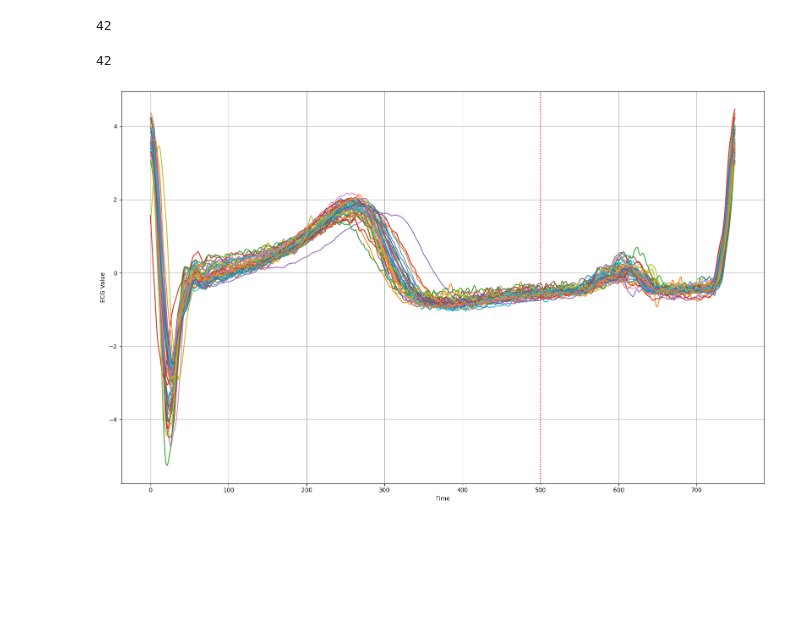
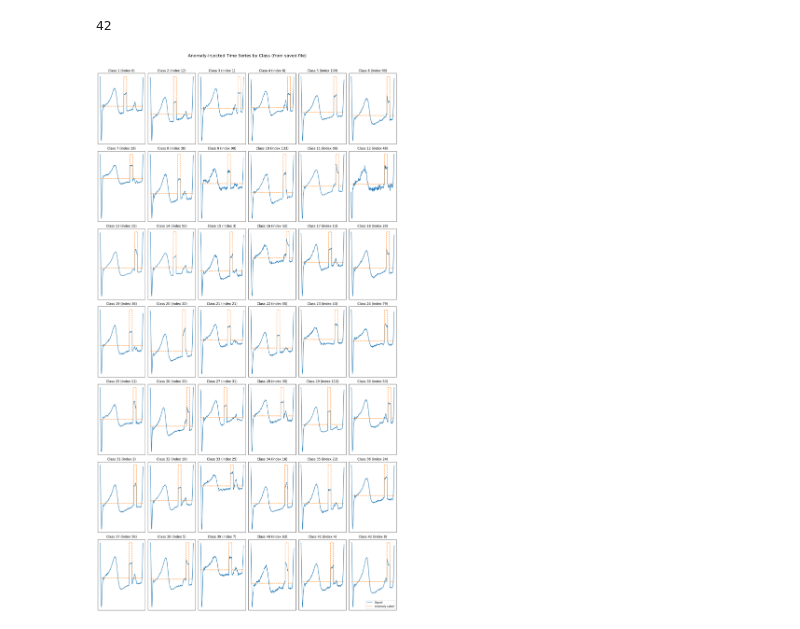
Before and after one commit to Minjee-Seo/AnomalyDiT, a Jupyter notebook: Dataset/ECG.ipynb, the cells around one changed output. Saved outputs shown, nothing was run; the diff lists cells and outputs as text; code cells hidden in the pictures; blank space fills up the shorter version.

Commit message:
Add ECG dataset files and notebook manually

```diff
--- a/Dataset/ECG.ipynb
+++ b/Dataset/ECG.ipynb
@@ -157,37 +134,40 @@ test_anomalous.to_csv(test_save_path, index=False, header=False)
+# %%
+train_save_path = "C:/Users/Pro/Desktop/AnomalyDiT-main/AnomalyDiT-main/Dataset/ECG_Train_with_normal.csv"
+test_save_path = "C:/Users/Pro/Desktop/AnomalyDiT-main/AnomalyDiT-main/Dataset/ECG_Test_with_anomaly.csv"
+label_save_path = "C:/Users/Pro/Desktop/AnomalyDiT-main/AnomalyDiT-main/Dataset/ECG_Anomaly_PointLabels.npy"
+
+train_combined.to_csv(train_save_path, index=False, header=False)
+test_anomalous.to_csv(test_save_path, index=False, header=False)
+np.save(label_save_path, point_labels)
 # %%
 # CSV 불러오기
 train_df = pd.read_csv(train_save_path, header=None)
 test_df = pd.read_csv(test_save_path, header=None)
-
-# 라벨 및 시계열 분리
-train_labels = train_df.iloc[:, 0].values
-train_series = train_df.iloc[:, 1:].values
-
-test_labels = test_df.iloc[:, 0].values
-test_series = test_df.iloc[:, 1:].values
+point_labels = np.load(label_save_path)
 # %%
 # 고유 클래스 확인
-unique_train_classes = sorted(np.unique(train_labels))
-len(unique_train_classes)
+unique_classes = sorted(test_df.iloc[:, 0].unique())
+len(unique_classes)
 # %% [output]
 42
-# %%
-unique_test_classes = sorted(np.unique(test_labels))
-len(unique_test_classes)
-# %% [output]
-42
 # %%
-plt.figure(figsize=(16, 10))
-for class_id in unique_train_classes:
-    idx = np.where(train_labels == class_id)[0][0]
-    plt.plot(train_series[idx], label=f'Class {int(class_id)}')
+plt.figure(figsize=(16, 30))
+for idx, cls in enumerate(unique_classes):
+    series_idx = test_df[test_df.iloc[:, 0] == cls].index[0]
+    signal = test_df.iloc[series_idx, 1:].values.astype(float)
+    anomaly = point_labels[series_idx] * np.max(signal)
 
-plt.axvline(500, color='red', linestyle=':', label='Anomaly Start')
-plt.xlabel('Time')
-plt.ylabel('ECG Value')
-# plt.legend(ncol=6, fontsize='small', loc='upper center', bbox_to_anchor=(0.5, -0.1))
-plt.grid(True)
-plt.tight_layout()
+    plt.subplot(7, 6, idx + 1)
+    plt.plot(signal, label='Signal')
+    plt.plot(anomaly, label='Anomaly Label', linestyle='--')
+    plt.title(f'Class {int(cls)} (index {series_idx})')
+    plt.grid(True)
+    plt.xticks([])
+    plt.yticks([])
+
+plt.suptitle("Anomaly-Injected Time Series by Class (from saved file)", fontsize=16)
+plt.tight_layout(rect=[0, 0, 1, 0.97])
+plt.legend(loc='lower right')
 plt.show()
 # %% [output]
-[figure, old version]
+[figure, new version]
```
Also changed, not shown: parts of 11 cells of this notebook, 2 other files.
